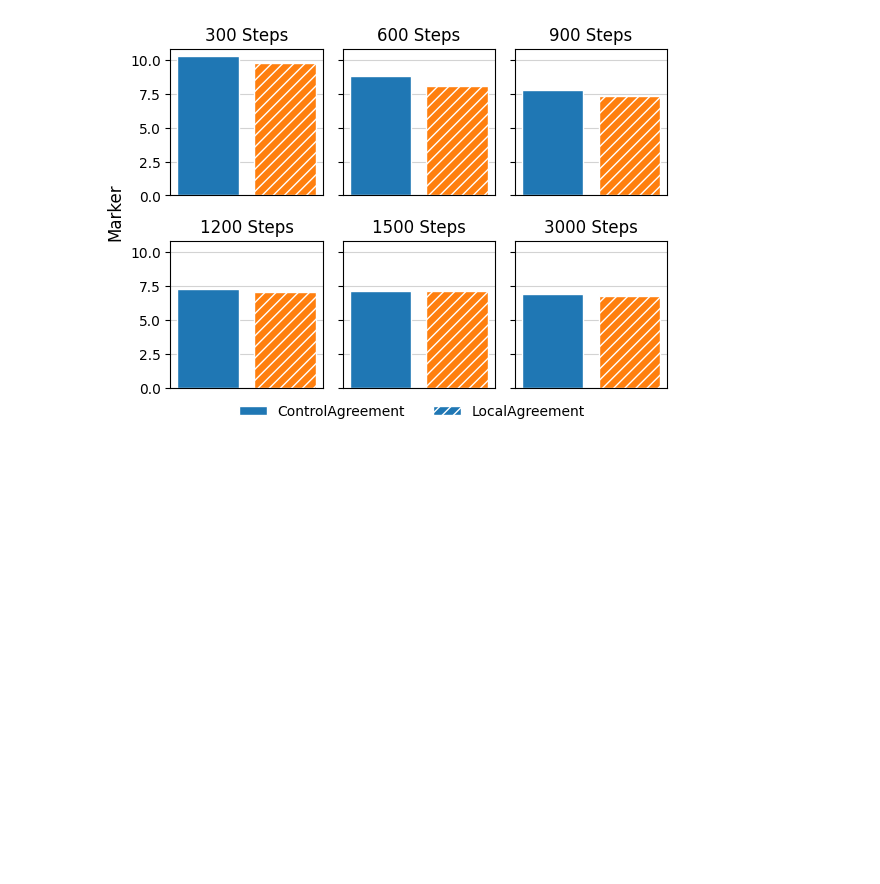
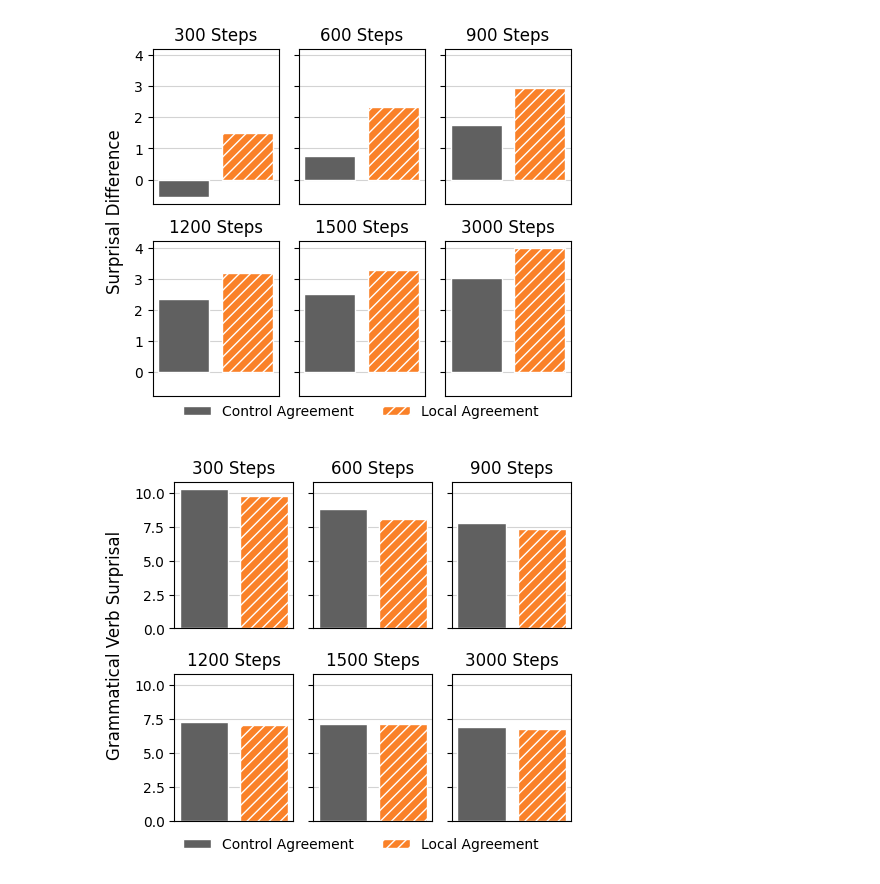
Before and after one commit to jkallini/mission-impossible-language-models, a Jupyter notebook: surprisal/agreement_surprisal.ipynb, the cells around one changed output. Saved outputs shown, nothing was run; the diff lists cells and outputs as text; code cells hidden in the pictures; blank space fills up the shorter version.

Commit message:
Update agreement surprisal plots

```diff
--- a/surprisal/agreement_surprisal.ipynb
+++ b/surprisal/agreement_surprisal.ipynb
@@ -21,6 +21,20 @@ def get_marker_surprisals(perturbation, seed, ckpt, model):
 
     return marker_token_surprisals.mean()
 
+def get_surprisal_differences(perturbation, seed, ckpt, model):
+
+    # Load surprisal DataFrame
+    surprisals_path = "agreement_surprisal_results/{}_100M/{}_seed{}.csv"
+    surprisal_df = pd.read_csv(surprisals_path.format(perturbation, model, seed))
+
+    # Get summary stats for suprisal differences
+    marker_token_surprisals = surprisal_df[f"Grammatical Token Surprisals (ckpt {ckpt})"]
+    nomarker_token_surprisals = surprisal_df[f"Ungrammatical Token Surprisals (ckpt {ckpt})"]
+    differences = nomarker_token_surprisals - marker_token_surprisals
+    avg_differences = differences.mean()
+
+    return avg_differences
+
 def get_summary_stats(l):
     # Calculate confidence interval using t-distribution
     mean = np.mean(l)
@@ -72,8 +86,8 @@ def plot_surprisals(ax, seeds, ckpt, colors, hatches, surprisal_fn, model_type):
 def plot_surprisal_differences_checkpoints(seeds, checkpoints, title, model_type):
 
     # Colors patterns for bars
-    color1=PERTURBATIONS["control_agreement"]["color"]
-    color2=PERTURBATIONS["local_agreement"]["color"]
+    color1=PERTURBATIONS["hop_control"]["color"]
+    color2=PERTURBATIONS["hop_tokens4"]["color"]
     colors = [color1, color2]
 
     hatch1 = ''
@@ -82,10 +96,13 @@ def plot_surprisal_differences_checkpoints(seeds, checkpoints, title, model_type
     hatches = [hatch1, hatch2, hatch3]
 
     # Create a figure with multiple subplots
-    fig, axs = plt.subplots(2, 3, figsize=(6, 4), sharey=True)
+    fig, axs = plt.subplots(2, 3, figsize=(5, 4), sharey=True)
     axes_flat = axs.flatten()
 
-    surprisal_fn = get_marker_surprisals
+    if title == "Surprisal Difference":
+        surprisal_fn = get_surprisal_differences
+    else:
+        surprisal_fn = get_marker_surprisals
 
     # Call individual plot function with different parameters for each subplot
     for i, checkpoint in enumerate(checkpoints):
@@ -93,9 +110,9 @@ def plot_surprisal_differences_checkpoints(seeds, checkpoints, title, model_type
             axes_flat[i], seeds, checkpoint, colors, hatches, surprisal_fn, model_type)
 
     legend_elements = [Patch(facecolor=color1, hatch=hatch1,
-                             edgecolor="w", label='ControlAgreement'),
+                             edgecolor="w", label='Control Agreement'),
                        Patch(facecolor=color2, hatch=hatch2,
-                             edgecolor="w", label='LocalAgreement'),]
+                             edgecolor="w", label='Local Agreement'),]
     fig.legend(handles=legend_elements, ncol=2, loc="center",
                 bbox_to_anchor=(0.55, 0), frameon=False)
 
@@ -105,7 +122,9 @@ def plot_surprisal_differences_checkpoints(seeds, checkpoints, title, model_type
     plt.tight_layout()
 # %%
 CHECKPOINTS = [300, 600, 900, 1200, 1500, 3000]
-plot_surprisal_differences_checkpoints(seeds=[53], checkpoints=CHECKPOINTS, title="Marker", model_type="gpt2")
+plot_surprisal_differences_checkpoints(seeds=[53], checkpoints=CHECKPOINTS, title="Surprisal Difference", model_type="gpt2")
+plot_surprisal_differences_checkpoints(seeds=[53], checkpoints=CHECKPOINTS, title="Grammatical Verb Surprisal", model_type="gpt2")
 # %% [output]
-[figure, old version]
+[figure, new version]
+[figure, added]
 # %%
```
Also changed, not shown: parts of 2 cells of this notebook.
